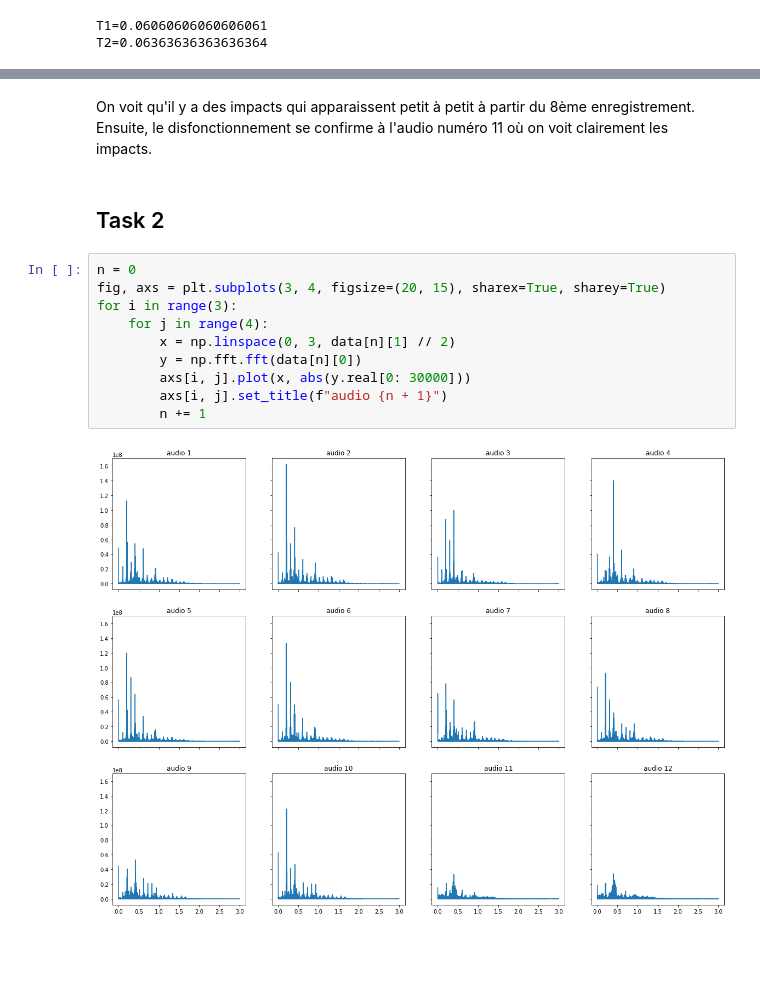
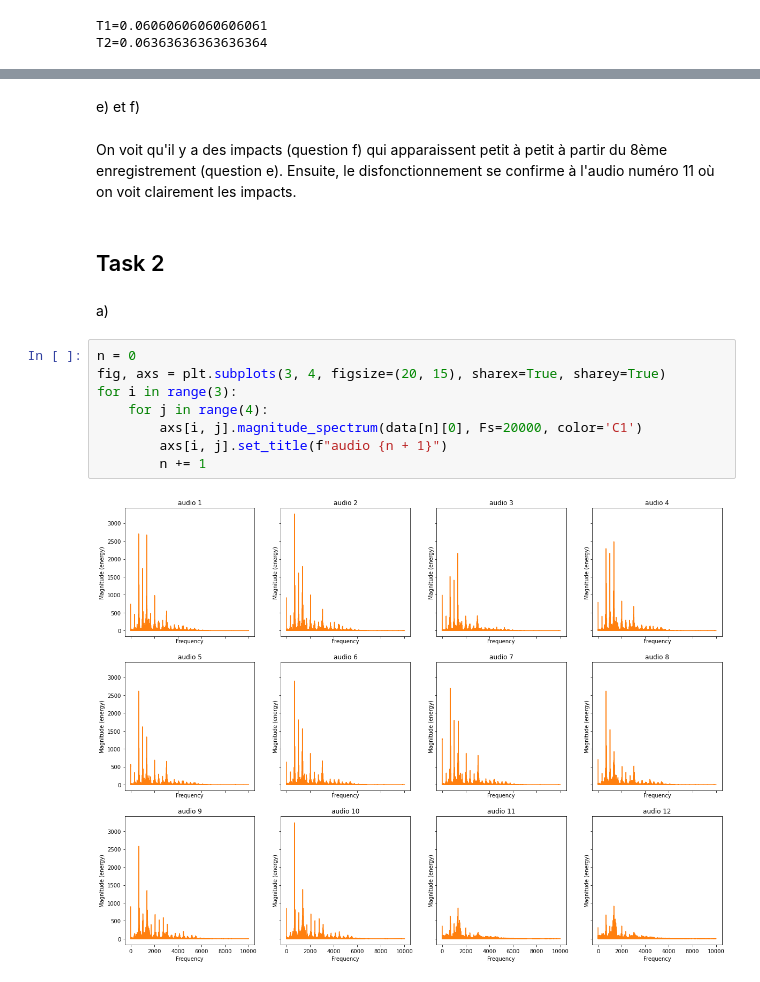
Before and after one commit to Remyb98/5I-SI4, a Jupyter notebook: TP4/Rapport.ipynb, the cells around one changed output, grey strips where cells are left out. Cells and saved outputs as stored; diff of their text form; blank space fills up the shorter version.

```diff
--- a/TP4/Rapport.ipynb
+++ b/TP4/Rapport.ipynb
@@ -70,18 +76,20 @@ for i in range(3):
+# %% [markdown]
+e) et f)
 # %% [markdown]
-On voit qu'il y a des impacts qui apparaissent petit à petit à partir du 8ème enregistrement.
+On voit qu'il y a des impacts (question f) qui apparaissent petit à petit à partir du 8ème enregistrement (question e).
 Ensuite, le disfonctionnement se confirme à l'audio numéro 11 où on voit clairement les impacts.
 # %% [markdown]
 ## Task 2
-# %%
-n = 0
-fig, axs = plt.subplots(3, 4, figsize=(20, 15), sharex=True, sharey=True)
-for i in range(3):
-    for j in range(4):
-        x = np.linspace(0, 3, data[n][1] // 2)
-        y = np.fft.fft(data[n][0])
-        axs[i, j].plot(x, abs(y.real[0: 30000]))
-        axs[i, j].set_title(f"audio {n + 1}")
-        n += 1
-# %% [output]
-[figure, removed]
+# %% [markdown]
+a)
+# %%
+n = 0
+fig, axs = plt.subplots(3, 4, figsize=(20, 15), sharex=True, sharey=True)
+for i in range(3):
+    for j in range(4):
+        axs[i, j].magnitude_spectrum(data[n][0], Fs=20000, color='C1')
+        axs[i, j].set_title(f"audio {n + 1}")
+        n += 1
+# %% [output]
+[figure, added]
 # %% [markdown]
```
Also changed, not shown: parts of 15 cells of this notebook.
